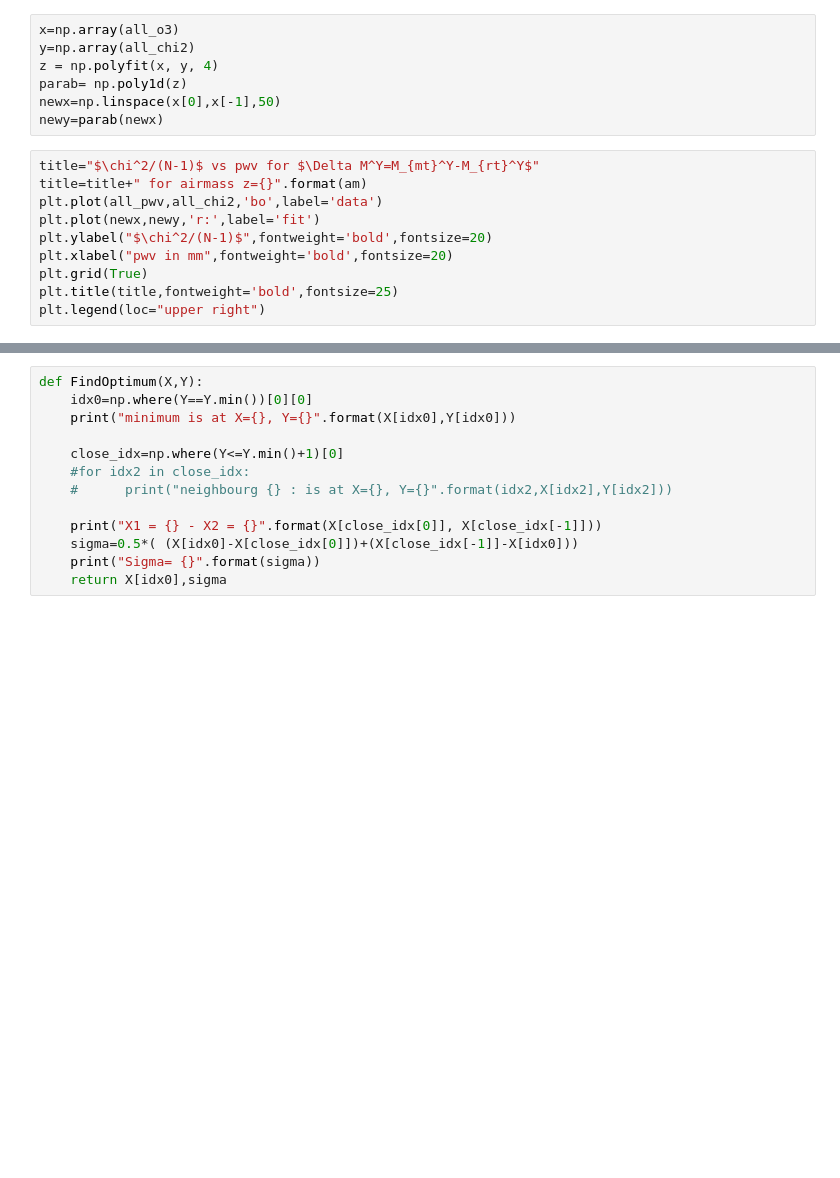
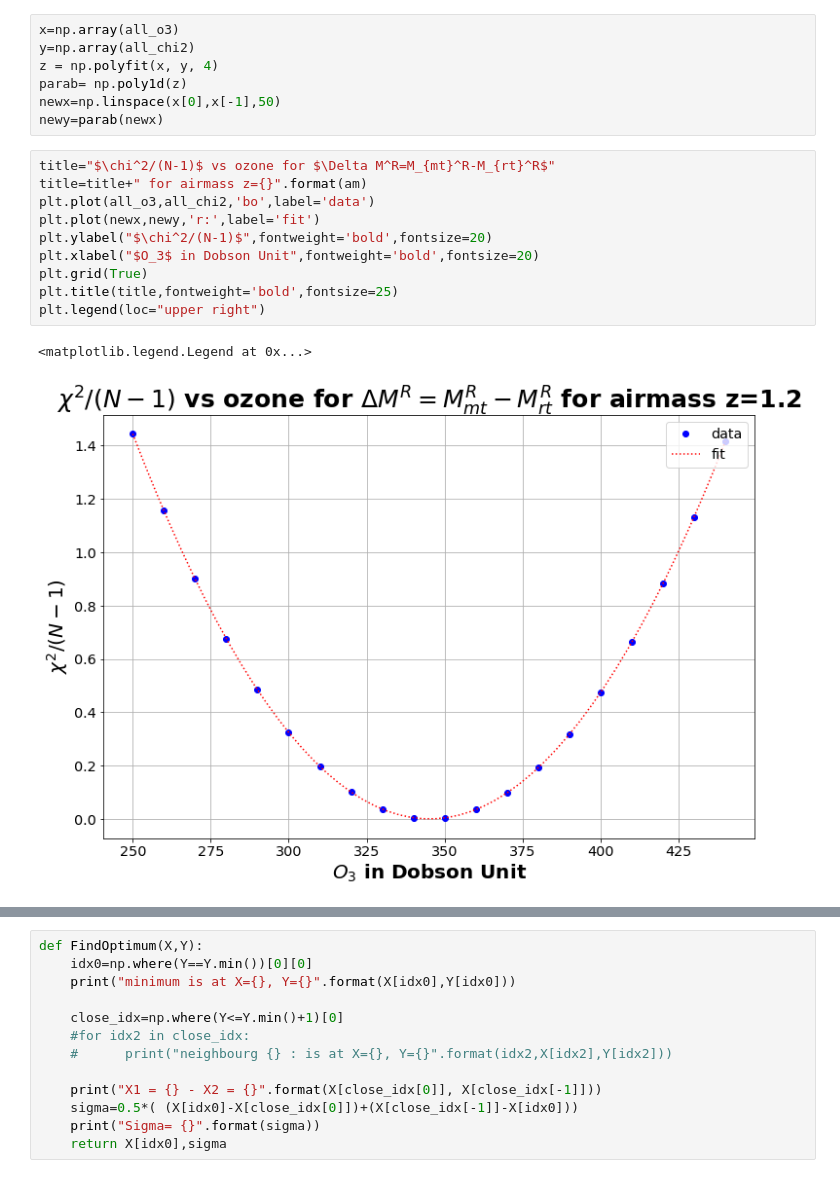
Before and after one commit to LSSTDESC/ModtranLibRadTranComp, a Jupyter notebook: CompareMTRTAtmosphericMagnitudes_o3.ipynb, the cells around one changed output, grey strips where cells are left out. Drawn from its saved outputs; the diff is of its cells as text; blank space fills up the shorter version.

```diff
--- a/CompareMTRTAtmosphericMagnitudes_o3.ipynb
+++ b/CompareMTRTAtmosphericMagnitudes_o3.ipynb
@@ -495,14 +490,17 @@ parab= np.poly1d(z)
 newx=np.linspace(x[0],x[-1],50)
 newy=parab(newx)
 # %%
-title="$\chi^2/(N-1)$ vs pwv for $\Delta M^Y=M_{mt}^Y-M_{rt}^Y$"
+title="$\chi^2/(N-1)$ vs ozone for $\Delta M^R=M_{mt}^R-M_{rt}^R$"
 title=title+" for airmass z={}".format(am)
-plt.plot(all_pwv,all_chi2,'bo',label='data')
+plt.plot(all_o3,all_chi2,'bo',label='data')
 plt.plot(newx,newy,'r:',label='fit')
 plt.ylabel("$\chi^2/(N-1)$",fontweight='bold',fontsize=20)
-plt.xlabel("pwv in mm",fontweight='bold',fontsize=20)
+plt.xlabel("$O_3$ in Dobson Unit",fontweight='bold',fontsize=20)
 plt.grid(True)
 plt.title(title,fontweight='bold',fontsize=25)
 plt.legend(loc="upper right")
+# %% [output]
+<matplotlib.legend.Legend at 0x...>
+[figure, added]
 # %%
 z
```
Also changed, not shown: parts of 24 cells of this notebook, 2 other files.
